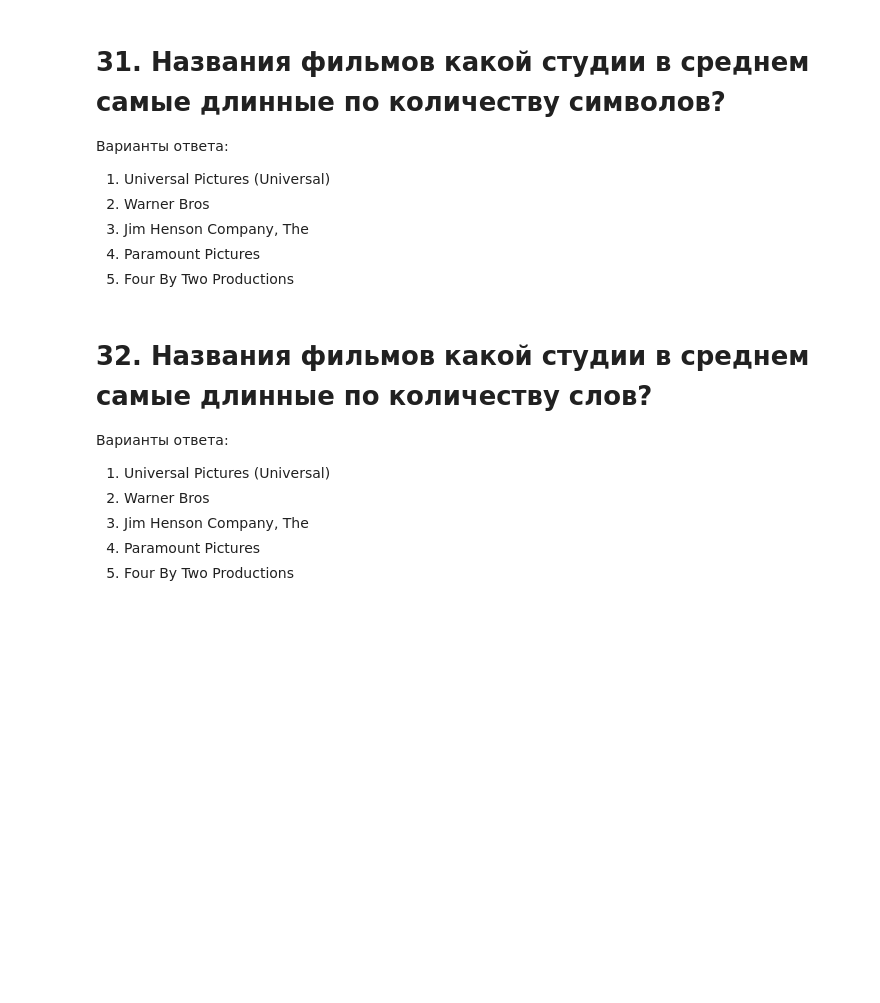
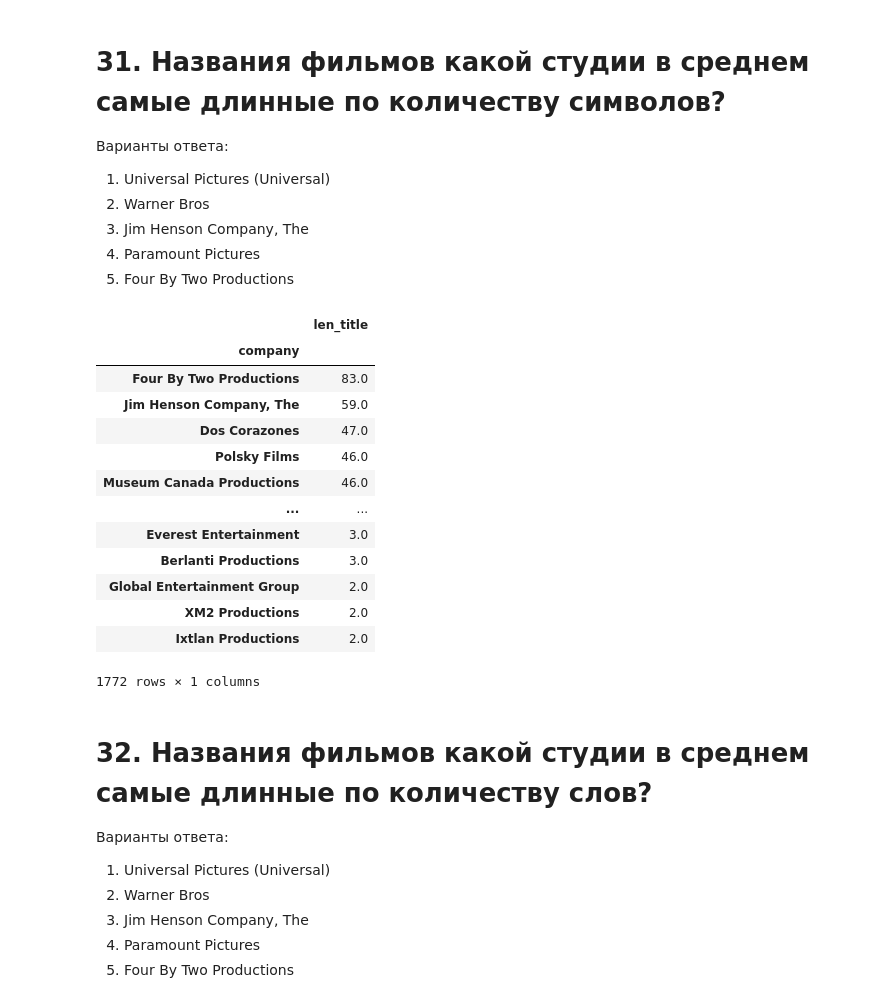
Before and after one commit to prosardar/DST-13, a Jupyter notebook: project 1/[SF-DST] Movies IMBD v3.0.ipynb, the cells around one changed output. Cells and saved outputs as stored; diff of their text form; code cells hidden in the pictures; blank space fills up the shorter version.

```diff
--- a/project 1/[SF-DST] Movies IMBD v3.0.ipynb
+++ b/project 1/[SF-DST] Movies IMBD v3.0.ipynb
@@ -351,0 +511,4 @@ answer_ls.append(1)
+# %%
+items = data.groupby(['release_year'])['income'].sum().sort_values()
+display(items)
+answer_ls.append(5)
@@ -412,3 +665,43 @@ answer_ls.append(1)
+# %%
+name_companies = []
+for i, r in data.iterrows():
+    name_companies += [(r.imdb_id, x) for x in r.production_companies.split('|')]
+companies = pd.DataFrame(name_companies, columns=['imdb_id', 'company'])
+#display(companies)
+data['len_title'] = data.original_title.str.len()
+movies = data.merge(companies, on='imdb_id')[['company','len_title']].groupby('company').agg('mean').sort_values('len_title', ascending=False)
+display(movies)
+
+#avg_len_movies = data[data['original_title'].str.len() > data['original_title'].str.len().mean()]
+#easy, fast
+#c.clear()
+#for i, m in avg_len_movies.iterrows():
+#    names = m.production_companies.split(sep='|')
+#    for n in names:
+#        c[n] += 1
+#display(c.most_common(5))
+
+#slow
+#split_items = avg_len_movies['production_companies'].apply(lambda r: r.split(sep='|'))
+#movies = split_items.apply(lambda x: pd.Series(x).value_counts()).sum().sort_values()
+#display(movies)
+
+answer_ls.append(5)
+# %% [output]
+|  | len_title |
+| company |  |
+| Four By Two Productions | 83.0 |
+| Jim Henson Company, The | 59.0 |
+| Dos Corazones | 47.0 |
+| Polsky Films | 46.0 |
+| Museum Canada Productions | 46.0 |
+| ... | ... |
+| Everest Entertainment | 3.0 |
+| Berlanti Productions | 3.0 |
+| Global Entertainment Group | 2.0 |
+| XM2 Productions | 2.0 |
+| Ixtlan Productions | 2.0 |
+1772 rows × 1 columns
 # %% [markdown]
 # 32. Названия фильмов какой студии в среднем самые длинные по количеству слов?
 Варианты ответа:
```
Also changed, not shown: parts of 61 cells of this notebook, 1 other file.
